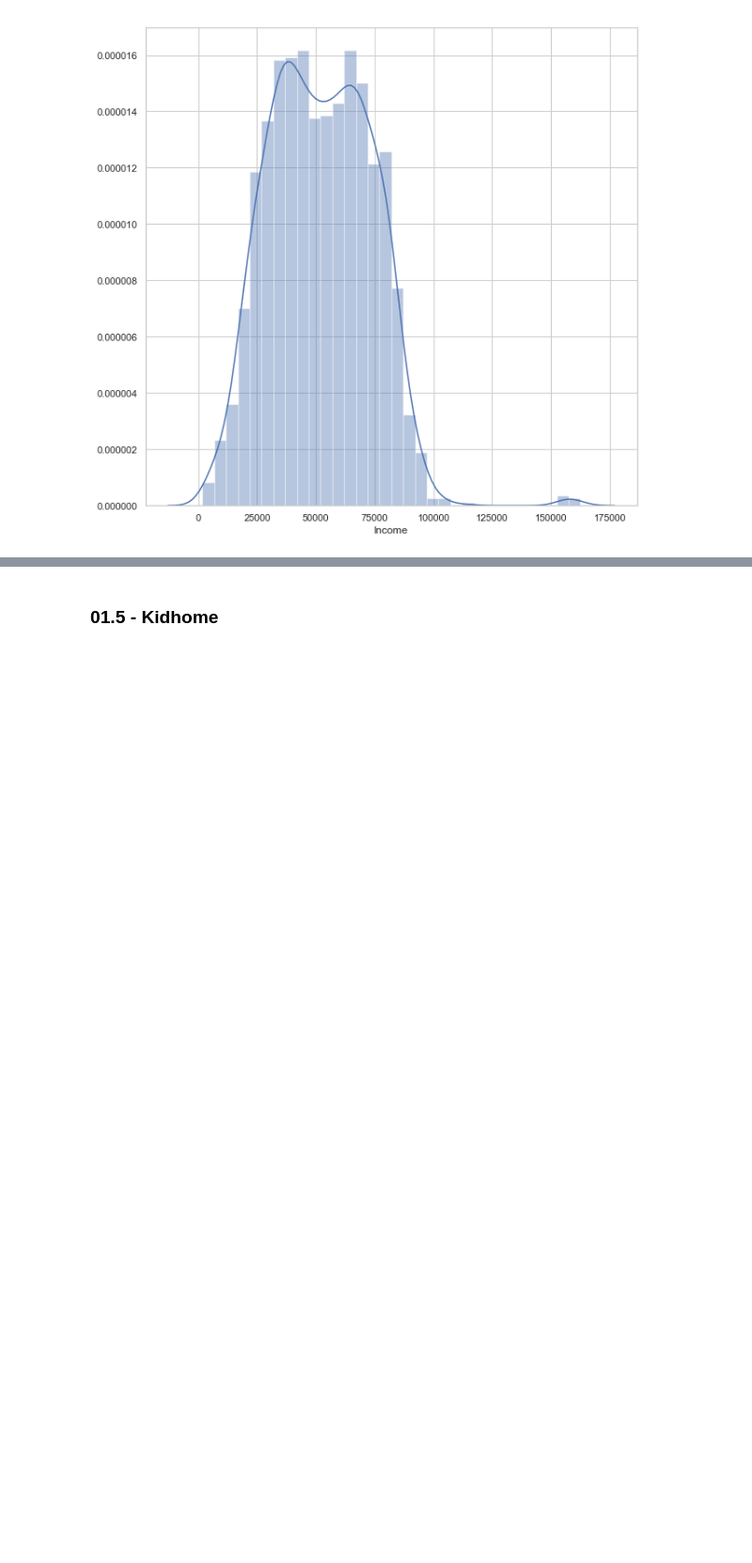
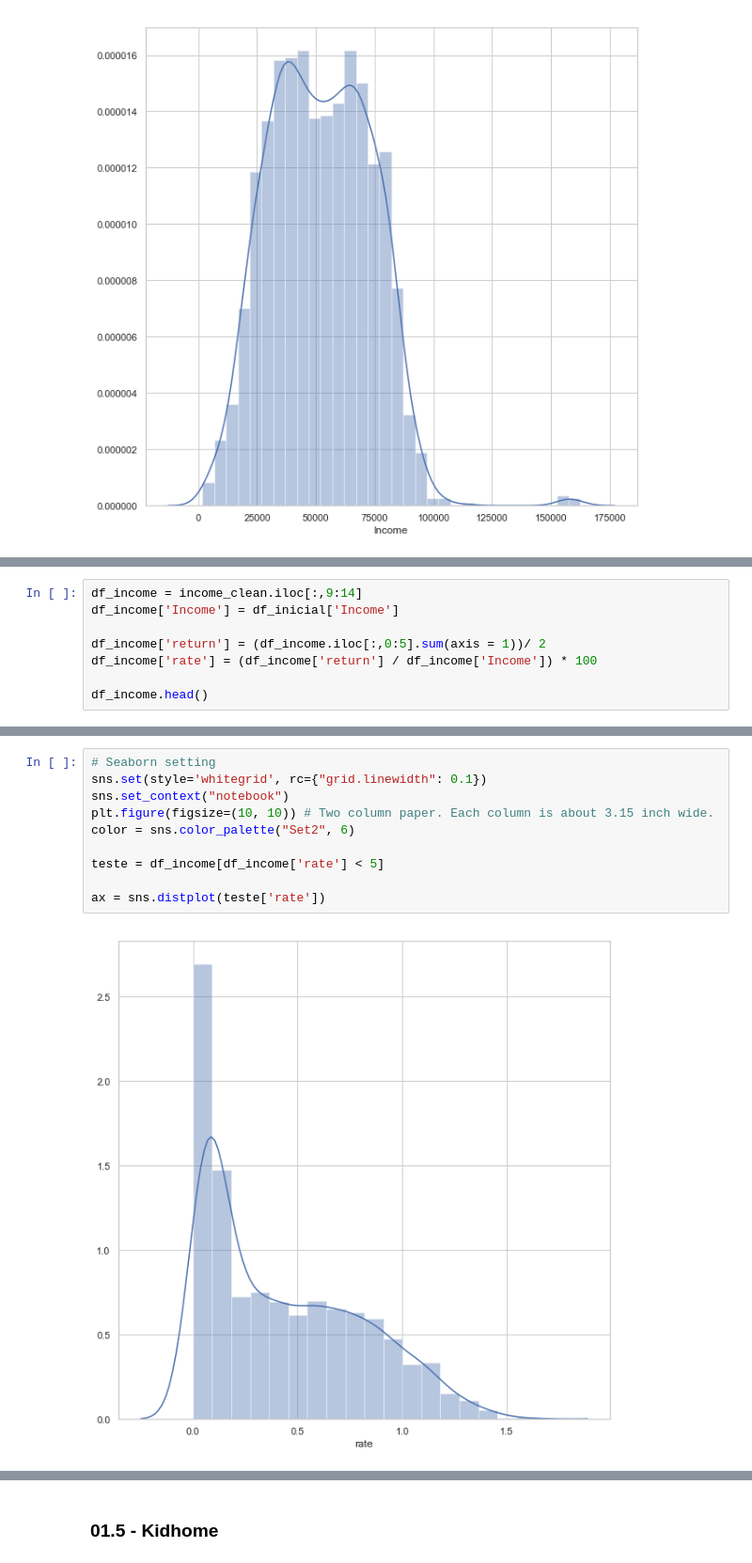
Before and after one commit to med0709/Marketing_Analysis, a Jupyter notebook: Ifood.ipynb, the cells around one changed output, grey strips where cells are left out. Shown at 94% size. Cells and saved outputs as stored; diff of their text form; blank space fills up the shorter version.

```diff
--- a/Ifood.ipynb
+++ b/Ifood.ipynb
@@ -235,0 +270,8 @@ ax = sns.distplot(income_clean['Income'])
+# %%
+df_income = income_clean.iloc[:,9:14]
+df_income['Income'] = df_inicial['Income']
+
+df_income['return'] = (df_income.iloc[:,0:5].sum(axis = 1))/ 2
+df_income['rate'] = (df_income['return'] / df_income['Income']) * 100
+
+df_income.head()
@@ -235,0 +285,12 @@ ax = sns.distplot(income_clean['Income'])
+# %%
+# Seaborn setting
+sns.set(style='whitegrid', rc={"grid.linewidth": 0.1})
+sns.set_context("notebook")
+plt.figure(figsize=(10, 10)) # Two column paper. Each column is about 3.15 inch wide.
+color = sns.color_palette("Set2", 6)
+
+teste = df_income[df_income['rate'] < 5]
+
+ax = sns.distplot(teste['rate'])
+# %% [output]
+[figure, added]
```
Also changed, not shown: parts of 34 cells of this notebook.
